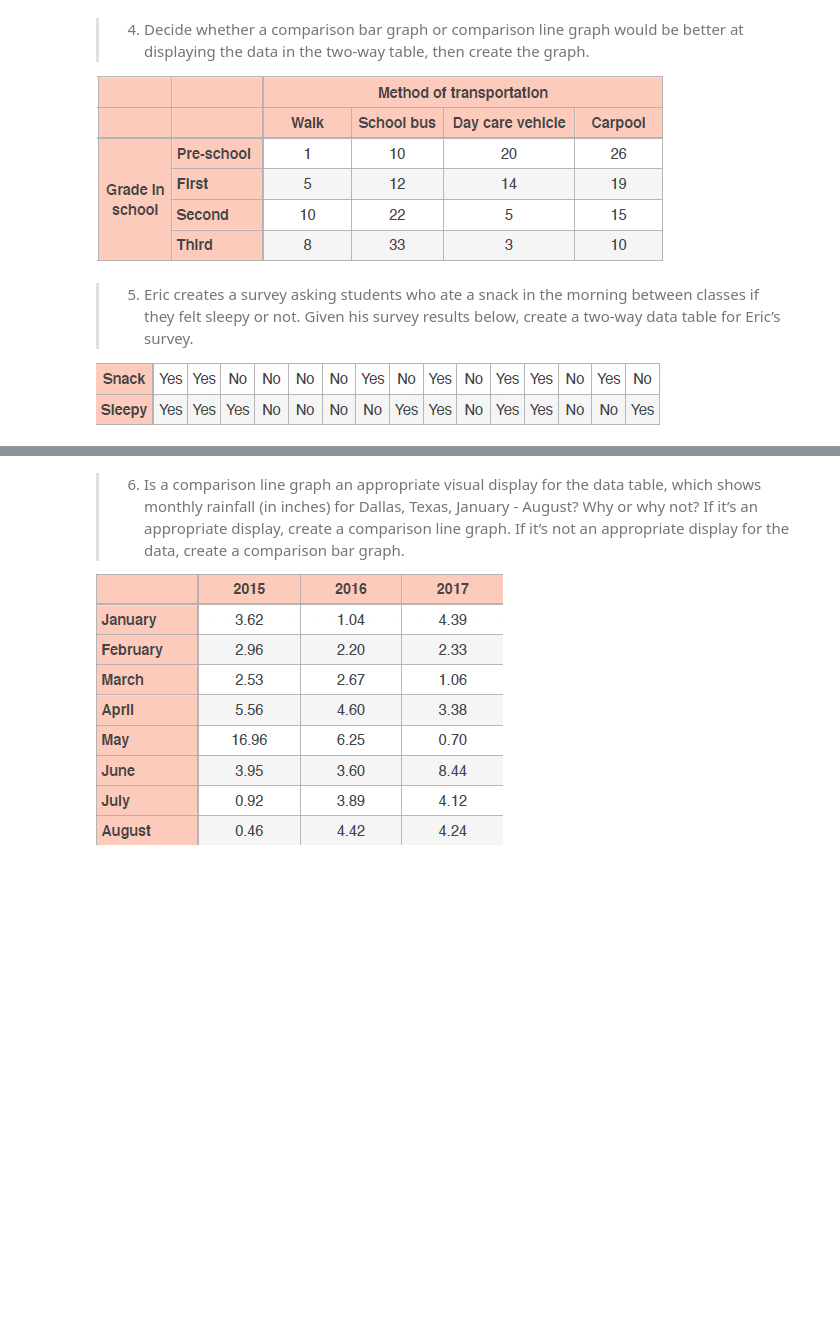
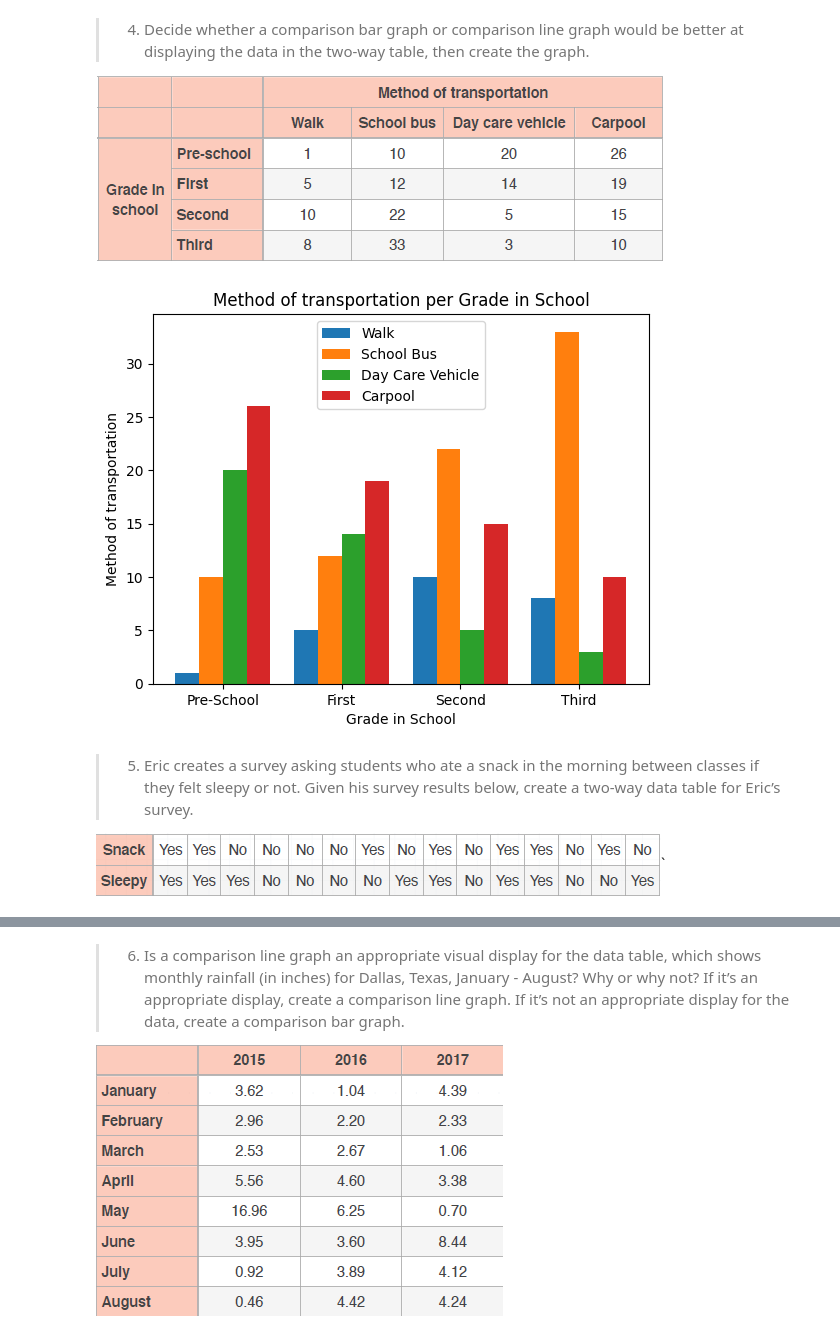
Before and after one commit to acasasis-dev/become-a-probability-n-statistics-master, a Jupyter notebook: bonus/section-02-visualizing-data/exercise-04-two-way-tables.ipynb, the cells around one changed output, grey strips where cells are left out. Cells and saved outputs as stored; diff of their text form; code cells hidden in the pictures; blank space fills up the shorter version.

```diff
--- a/bonus/section-02-visualizing-data/exercise-04-two-way-tables.ipynb
+++ b/bonus/section-02-visualizing-data/exercise-04-two-way-tables.ipynb
@@ -96,9 +93,36 @@ would be better at displaying the data in the two-way table, then create
 the graph.
 
 ![image.png](attachment:image.png)
+# %%
+grade = ['Pre-School', 'First', 'Second', 'Third']
+walk = [1, 5, 10, 8]
+school_bus = [10, 12, 22, 33]
+day_care_vehicle = [20, 14, 5, 3]
+carpool = [26, 19, 15, 10]
+
+x = np.arange(len(grade))
+width = 0.2
+
+fig, ax = plt.subplots()
+ax.bar(x - width * 1.5, walk, width, label='Walk')
+ax.bar(x - width/2, school_bus, width, label='School Bus')
+ax.bar(x + width/2, day_care_vehicle, width, label='Day Care Vehicle')
+ax.bar(x + width * 1.5, carpool, width, label='Carpool')
+# Add labels, title, and legend
+ax.set_xlabel('Grade in School')
+ax.set_ylabel('Method of transportation')
+ax.set_title('Method of transportation per Grade in School')
+ax.set_xticks(x)
+ax.set_xticklabels(grade)
+ax.legend()
+
+# Display the plot
+plt.show()
+# %% [output]
+[figure, added]
 # %% [markdown]
 > 5. Eric creates a survey asking students who ate a snack in the morning
 between classes if they felt sleepy or not. Given his survey results below,
 create a two-way data table for Eric’s survey.
 
-![image.png](attachment:image.png)
+![image.png](attachment:image.png)`
```
Also changed, not shown: parts of 3 cells of this notebook.
